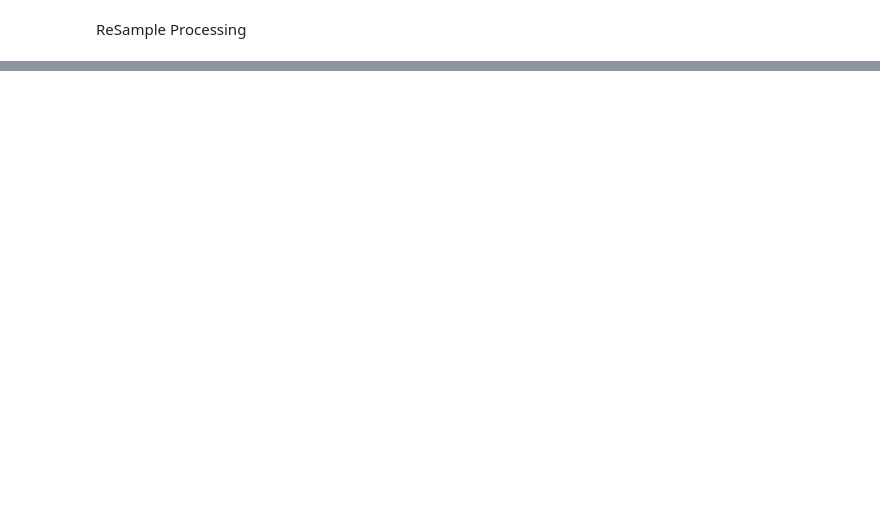
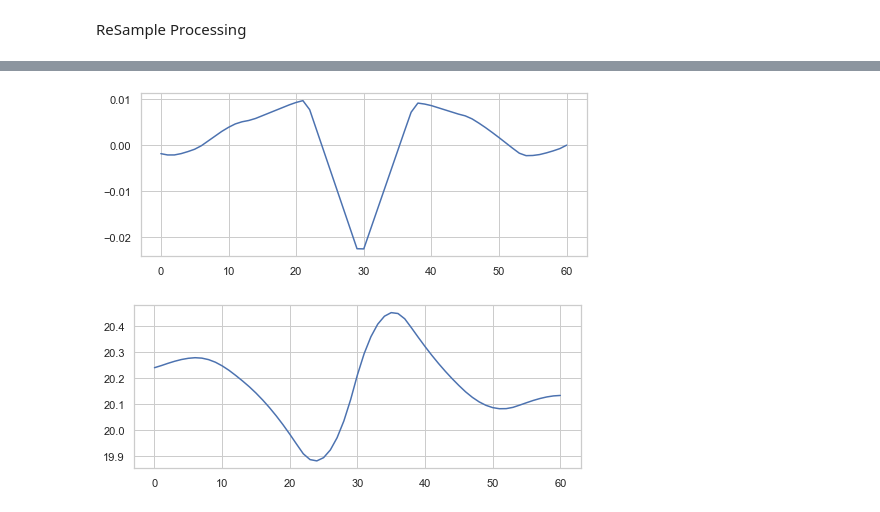
Before and after one commit to HansenBurger/ExtubeWeanPrediction, a Jupyter notebook: prsa.ipynb, the cells around one changed output, grey strips where cells are left out. Cells and saved outputs as stored; diff of their text form; code cells hidden in the pictures; blank space fills up the shorter version.

```diff
--- a/prsa.ipynb
+++ b/prsa.ipynb
@@ -65,0 +106,13 @@ pl_P.lmplot('time', 'value', rs_p.df, 'xxx')
+# %%
+import pywt
+cA, cD = pywt.dwt(df_prsa.value, 'haar')
+plt.figure(figsize=(8,3))
+plt.plot(cD)
+plt.show()
+wave = pywt.idwt(cA, cD, wavelet='haar')
+plt.figure(figsize=(8,3))
+plt.plot(cA)
+plt.show()
+# %% [output]
+[figure, added]
+[figure, added]
```
Also changed, not shown: parts of 12 cells of this notebook, 9 other files.
